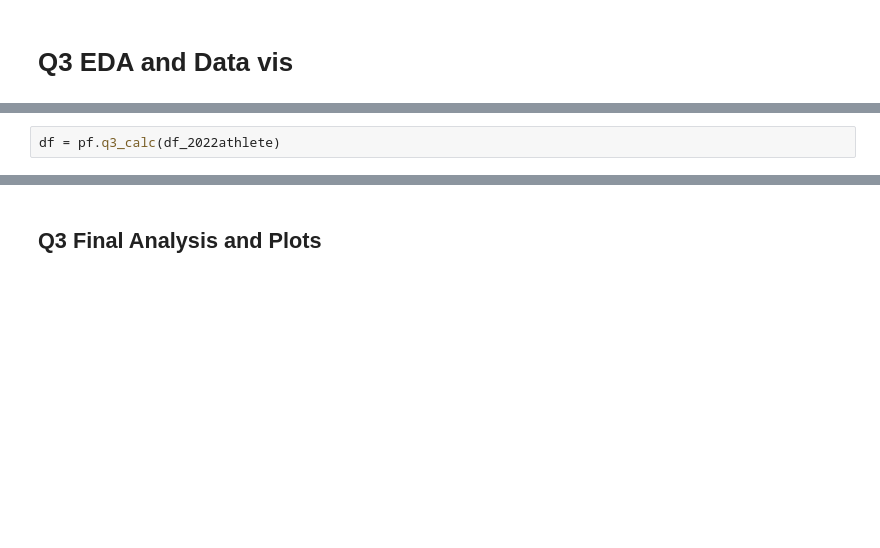
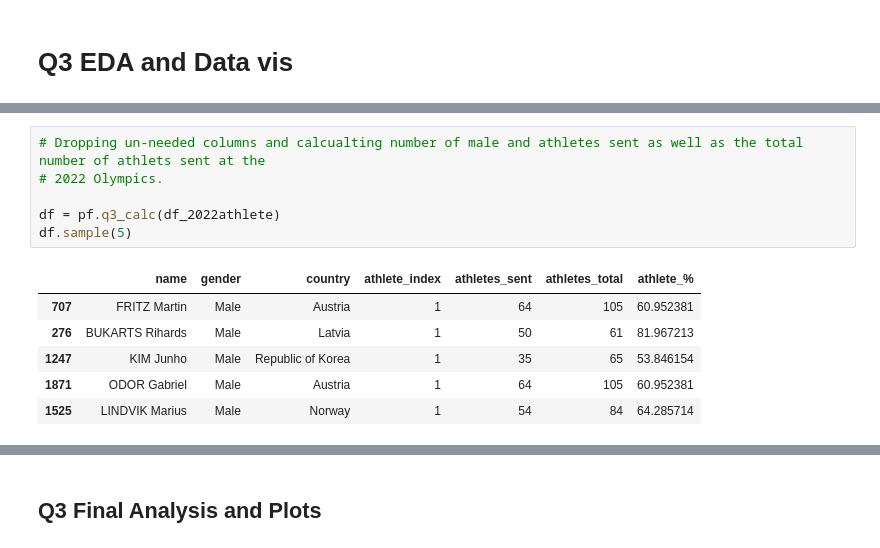
Before and after one commit to ubco-W2022T2-data301/project-group-group17, a Jupyter notebook: analysis/notebooks/analysis_conan.ipynb, the cells around one changed output, grey strips where cells are left out. Cells and saved outputs as stored; diff of their text form; blank space fills up the shorter version.

```diff
--- a/analysis/notebooks/analysis_conan.ipynb
+++ b/analysis/notebooks/analysis_conan.ipynb
@@ -247,5 +309,16 @@ df_merged = pf.q3_eda(df_2022athlete, df_2022medals)
-# %%
-df = pf.q3_calc(df_2022athlete)
+# %%
+# Dropping un-needed columns and calcualting number of male and athletes sent as well as the total number of athlets sent at the
+# 2022 Olympics.
+
+df = pf.q3_calc(df_2022athlete)
+df.sample(5)
+# %% [output]
+|  | name | gender | country | athlete_index | athletes_sent | athletes_total | athlete_% |
+| 707 | FRITZ Martin | Male | Austria | 1 | 64 | 105 | 60.952381 |
+| 276 | BUKARTS Rihards | Male | Latvia | 1 | 50 | 61 | 81.967213 |
+| 1247 | KIM Junho | Male | Republic of Korea | 1 | 35 | 65 | 53.846154 |
+| 1871 | ODOR Gabriel | Male | Austria | 1 | 64 | 105 | 60.952381 |
+| 1525 | LINDVIK Marius | Male | Norway | 1 | 54 | 84 | 64.285714 |
 # %%
 # Q3 Data vis
 
```
Also changed, not shown: parts of 28 cells of this notebook.
